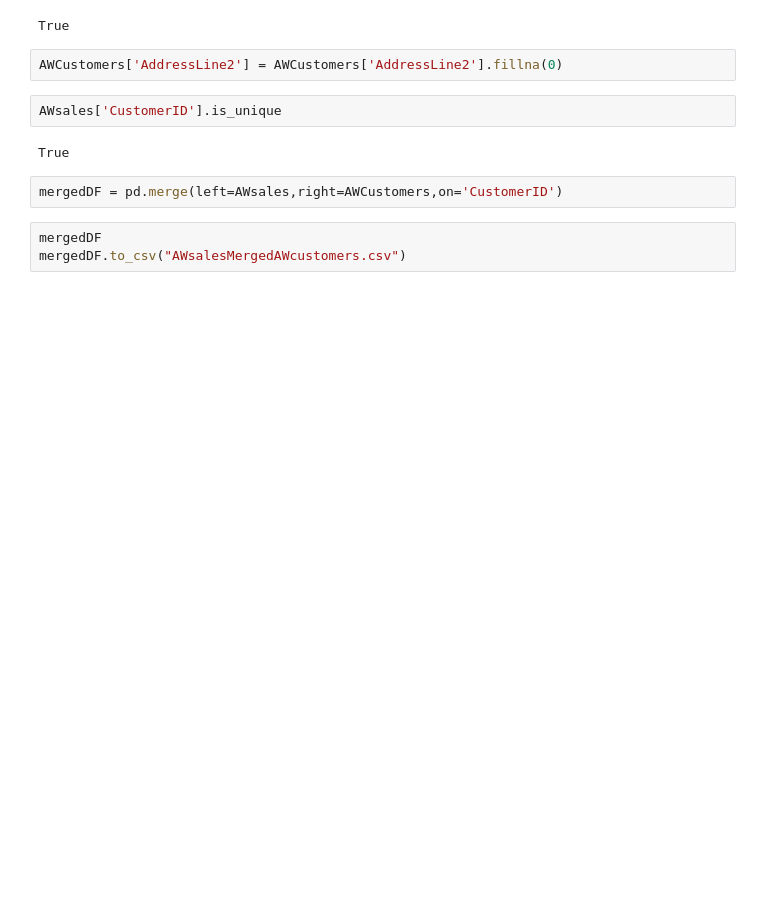
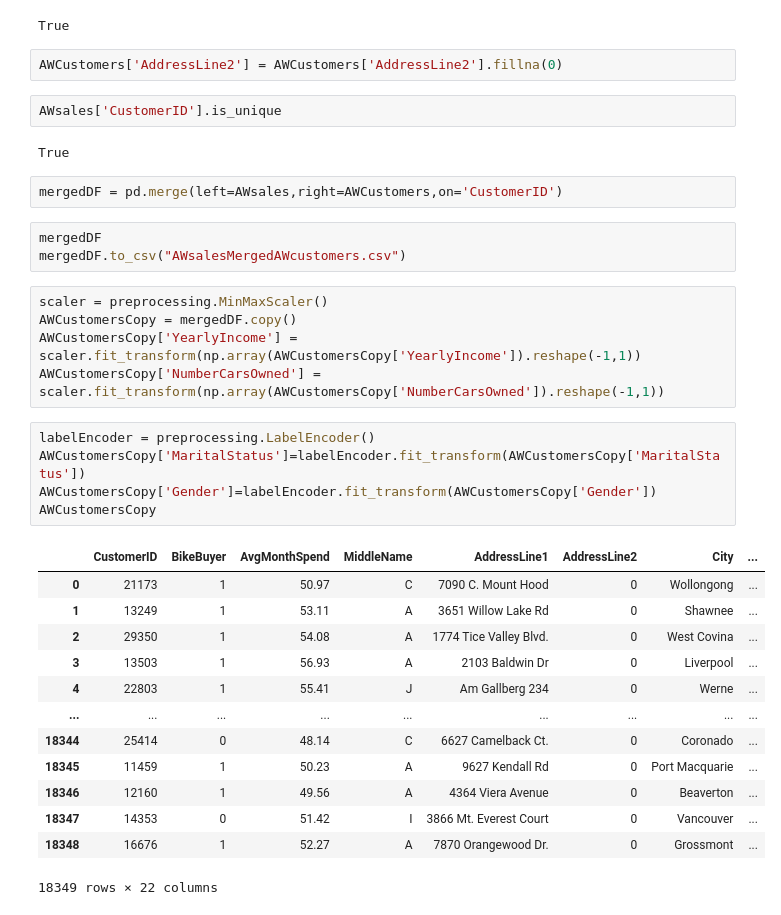
Before and after one commit to Mukul-Jindal/College-Labs, a Jupyter notebook: Machine Learning/Assignment 2/lab2.ipynb, the cells around one changed output. Drawn from its saved outputs; the diff is of its cells as text; blank space fills up the shorter version.

```diff
--- a/Machine Learning/Assignment 2/lab2.ipynb
+++ b/Machine Learning/Assignment 2/lab2.ipynb
@@ -99,3 +100,27 @@ mergedDF = pd.merge(left=AWsales,right=AWCustomers,on='CustomerID')
 # %%
 mergedDF
 mergedDF.to_csv("AWsalesMergedAWcustomers.csv")
+# %%
+scaler = preprocessing.MinMaxScaler()
+AWCustomersCopy = mergedDF.copy()
+AWCustomersCopy['YearlyIncome'] = scaler.fit_transform(np.array(AWCustomersCopy['YearlyIncome']).reshape(-1,1))
+AWCustomersCopy['NumberCarsOwned'] = scaler.fit_transform(np.array(AWCustomersCopy['NumberCarsOwned']).reshape(-1,1))
+# %%
+labelEncoder = preprocessing.LabelEncoder()
+AWCustomersCopy['MaritalStatus']=labelEncoder.fit_transform(AWCustomersCopy['MaritalStatus'])
+AWCustomersCopy['Gender']=labelEncoder.fit_transform(AWCustomersCopy['Gender'])
+AWCustomersCopy
+# %% [output]
+|  | CustomerID | BikeBuyer | AvgMonthSpend | MiddleName | AddressLine1 | AddressLine2 | City | ... |
+| 0 | 21173 | 1 | 50.97 | C | 7090 C. Mount Hood | 0 | Wollongong | ... |
+| 1 | 13249 | 1 | 53.11 | A | 3651 Willow Lake Rd | 0 | Shawnee | ... |
+| 2 | 29350 | 1 | 54.08 | A | 1774 Tice Valley Blvd. | 0 | West Covina | ... |
+| 3 | 13503 | 1 | 56.93 | A | 2103 Baldwin Dr | 0 | Liverpool | ... |
+| 4 | 22803 | 1 | 55.41 | J | Am Gallberg 234 | 0 | Werne | ... |
+| ... | ... | ... | ... | ... | ... | ... | ... | ... |
+| 18344 | 25414 | 0 | 48.14 | C | 6627 Camelback Ct. | 0 | Coronado | ... |
+| 18345 | 11459 | 1 | 50.23 | A | 9627 Kendall Rd | 0 | Port Macquarie | ... |
+| 18346 | 12160 | 1 | 49.56 | A | 4364 Viera Avenue | 0 | Beaverton | ... |
+| 18347 | 14353 | 0 | 51.42 | I | 3866 Mt. Everest Court | 0 | Vancouver | ... |
+| 18348 | 16676 | 1 | 52.27 | A | 7870 Orangewood Dr. | 0 | Grossmont | ... |
+18349 rows × 22 columns
```
Also changed, not shown: parts of 3 cells of this notebook, 1 other file.
